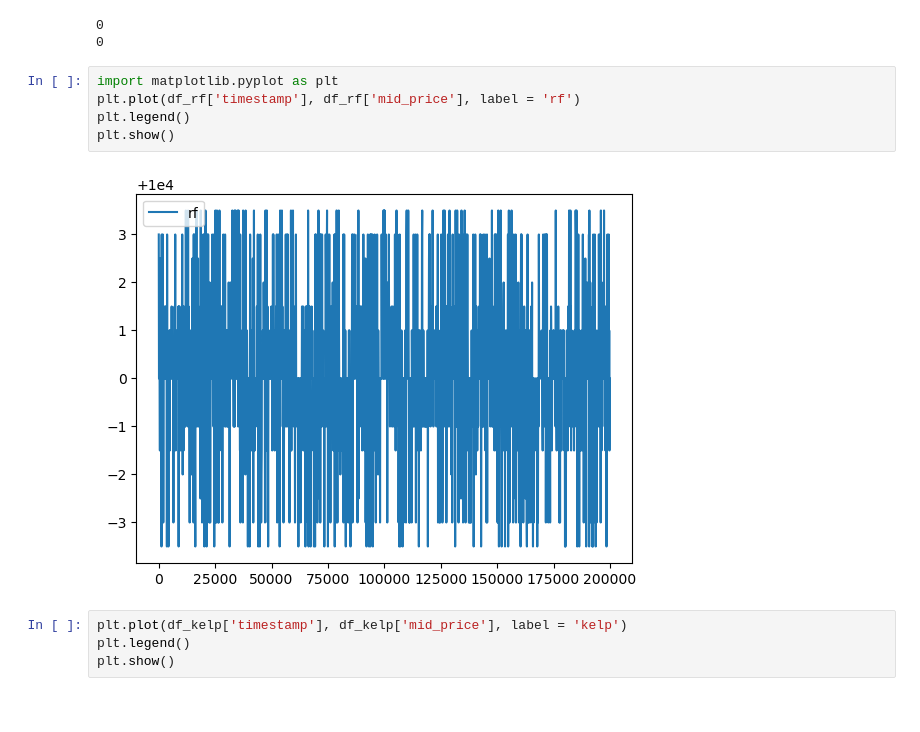
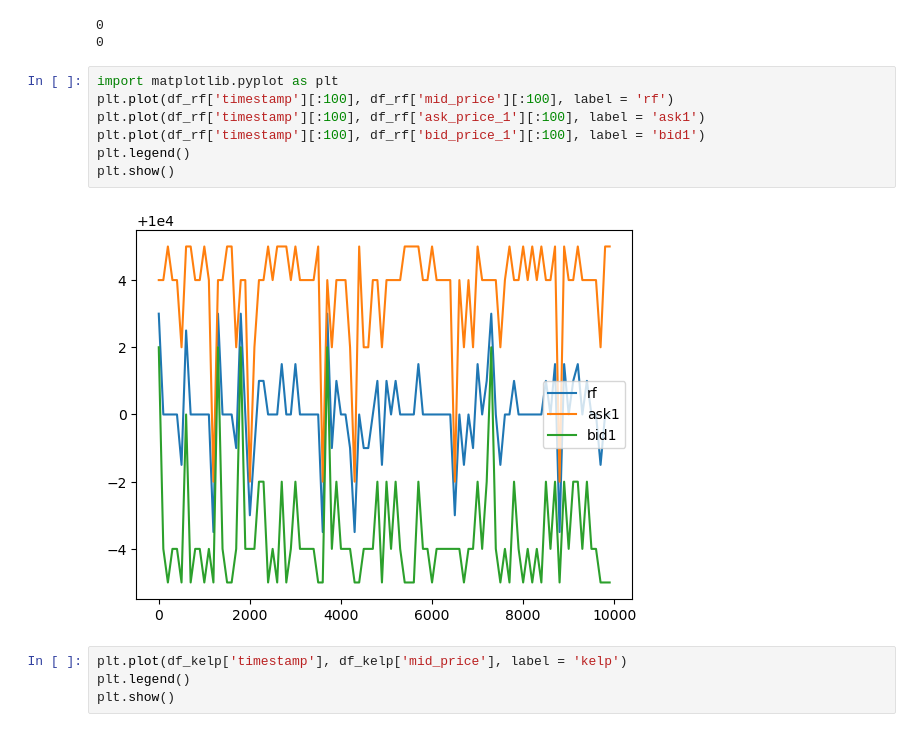
Before and after one commit to IMC-Prosperity-Granite-Flow/IMC_Prosperity3_GraniteFlow, a Jupyter notebook: src/analysis/data_analysis.ipynb, the cells around one changed output. Saved outputs shown, nothing was run; the diff lists cells and outputs as text.

```diff
--- a/src/analysis/data_analysis.ipynb
+++ b/src/analysis/data_analysis.ipynb
@@ -38,11 +38,13 @@ print(df_kelp['mid_price'].isnull().sum())
 0
 # %%
 import matplotlib.pyplot as plt
-plt.plot(df_rf['timestamp'], df_rf['mid_price'], label = 'rf')
+plt.plot(df_rf['timestamp'][:100], df_rf['mid_price'][:100], label = 'rf')
+plt.plot(df_rf['timestamp'][:100], df_rf['ask_price_1'][:100], label = 'ask1')
+plt.plot(df_rf['timestamp'][:100], df_rf['bid_price_1'][:100], label = 'bid1')
 plt.legend()
 plt.show()
 # %% [output]
-[figure, old version]
+[figure, new version]
 # %%
 plt.plot(df_kelp['timestamp'], df_kelp['mid_price'], label = 'kelp')
 plt.legend()
```
Also changed, not shown: 2 other files.
